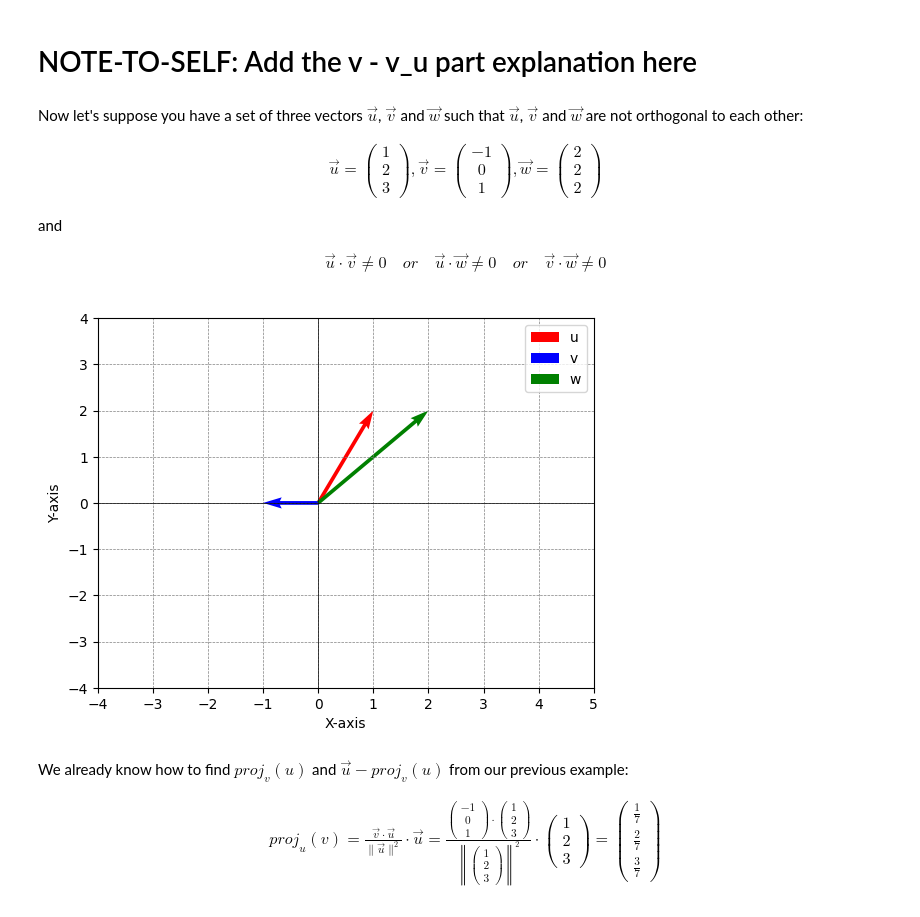
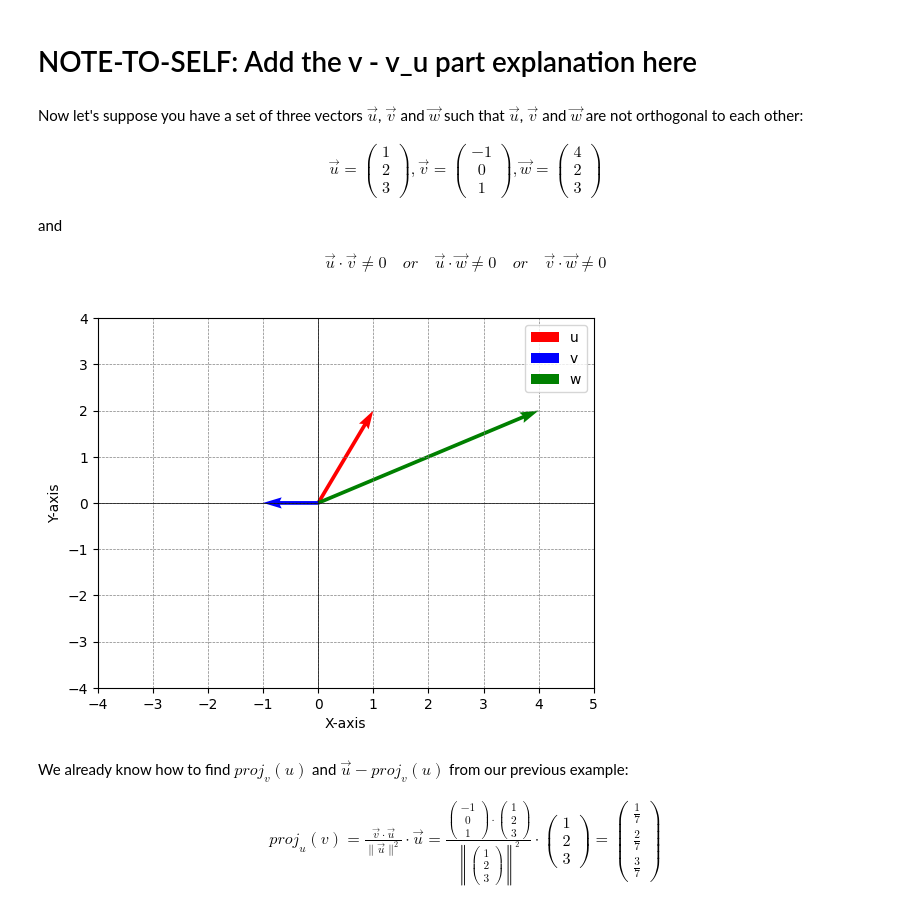
Before and after one commit to AshnahKhalidKhan/Quantum-FYP-Code, a Jupyter notebook: qgs_Tutorial_GM.ipynb, the cells around one changed output. Drawn from its saved outputs; the diff is of its cells as text; code cells hidden in the pictures.

```diff
--- a/qgs_Tutorial_GM.ipynb
+++ b/qgs_Tutorial_GM.ipynb
@@ -1206,7 +1215,7 @@ Now let's suppose you have a set of three vectors $\vec{u}$, $\vec{v}$ and $\vec
 \begin{align}
   \vec{u} = \begin{pmatrix} 1 \\ 2 \\ 3 \end{pmatrix},
   \vec{v} = \begin{pmatrix} -1 \\ 0 \\ 1 \end{pmatrix},
-  \vec{w} = \begin{pmatrix} 2 \\ 2 \\ 2 \end{pmatrix}
+  \vec{w} = \begin{pmatrix} 4 \\ 2 \\ 3 \end{pmatrix}
 \end{align}
 
 and
@@ -1217,28 +1226,27 @@ and
 # %%
 u = np.array([1, 2, 3])
 v = np.array([-1, 0, 1])
-w = np.array([2, 2, 2])
+w = np.array([4, 2, 3])
 
 plt.figure()
 plt.quiver(0, 0, u[0], u[1], angles = 'xy', scale_units = 'xy', scale = 1, color = 'r', label = 'u')
 plt.quiver(0, 0, v[0], v[1], angles = 'xy', scale_units = 'xy', scale = 1, color = 'b', label = 'v')
 plt.quiver(0, 0, w[0], w[1], angles = 'xy', scale_units = 'xy', scale = 1, color = 'g', label = 'w')
 
 plt.xlim(-4, 5)
 plt.ylim(-4, 4)
-# plt.xlim(-1, 5)
-# plt.ylim(-3, 5)
+
 
 plt.xlabel('X-axis')
 plt.ylabel('Y-axis')
 plt.axhline(0, color = 'black',linewidth = 0.5)
 plt.axvline(0, color = 'black',linewidth = 0.5)
 plt.grid(color = 'gray', linestyle = '--', linewidth = 0.5)
 plt.legend()
 
 plt.show()
 # %% [output]
-[figure, old version]
+[figure, new version]
 # %% [markdown]
 We already know how to find $proj_{v}(u)$ and $\vec{u} - proj_{v}(u)$ from our previous example:
 
```
Also changed, not shown: parts of 21 cells of this notebook.
